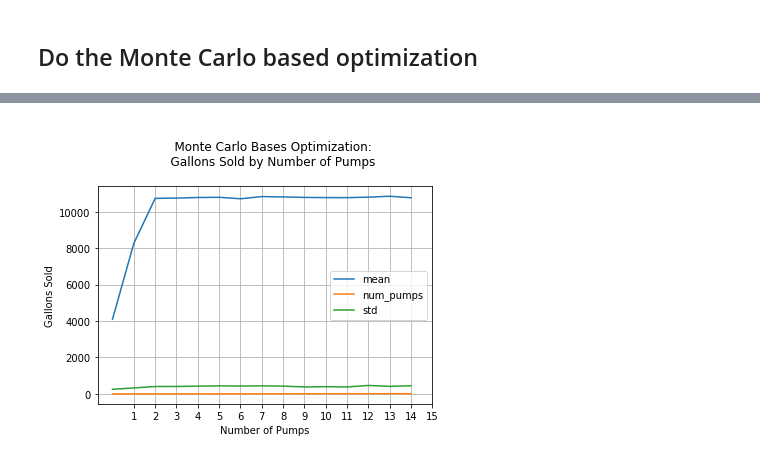
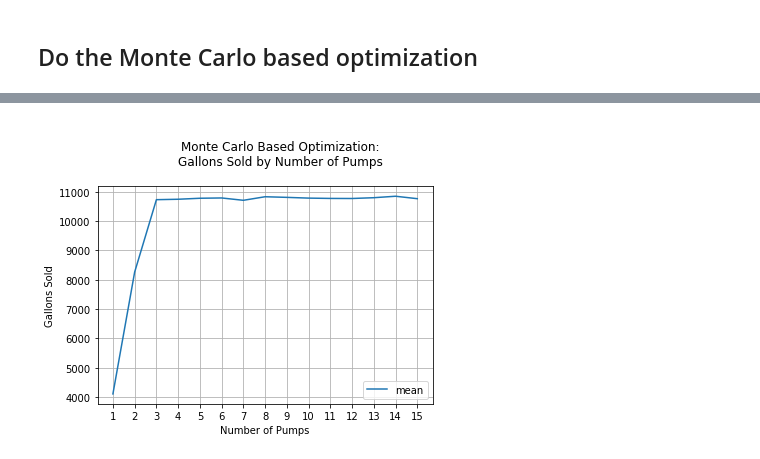
Before and after one commit to edkrueger/sim-opt-labs, a Jupyter notebook: optimization/solved/gas_station_opt.ipynb, the cells around one changed output, grey strips where cells are left out. Drawn from its saved outputs; the diff is of its cells as text; code cells hidden in the pictures.

Commit message:
Improve monte carlo optimization graph

```diff
--- a/optimization/solved/gas_station_opt.ipynb
+++ b/optimization/solved/gas_station_opt.ipynb
@@ -405,15 +386,19 @@ mc_opt_table
 # %%
-mc_opt_table.plot(
-    title='''
-    Monte Carlo Bases Optimization:
-    Gallons Sold by Number of Pumps
-    ''',
-    xticks=range(1, mc_opt_table.shape[0] + 1),
-    grid=True
-)
+mc_opt_table\
+    .set_index('num_pumps')\
+    .drop('std', axis=1)\
+    .plot(
+        title='''
+        Monte Carlo Based Optimization:
+        Gallons Sold by Number of Pumps
+        ''',
+        xticks=range(1, mc_opt_table.shape[0] + 1),
+        grid=True
+    )
+
 
 plt.xlabel('Number of Pumps')
 plt.ylabel('Gallons Sold')
 plt.show()
 # %% [output]
-[figure, old version]
+[figure, new version]
```
Also changed, not shown: parts of 3 cells of this notebook.
